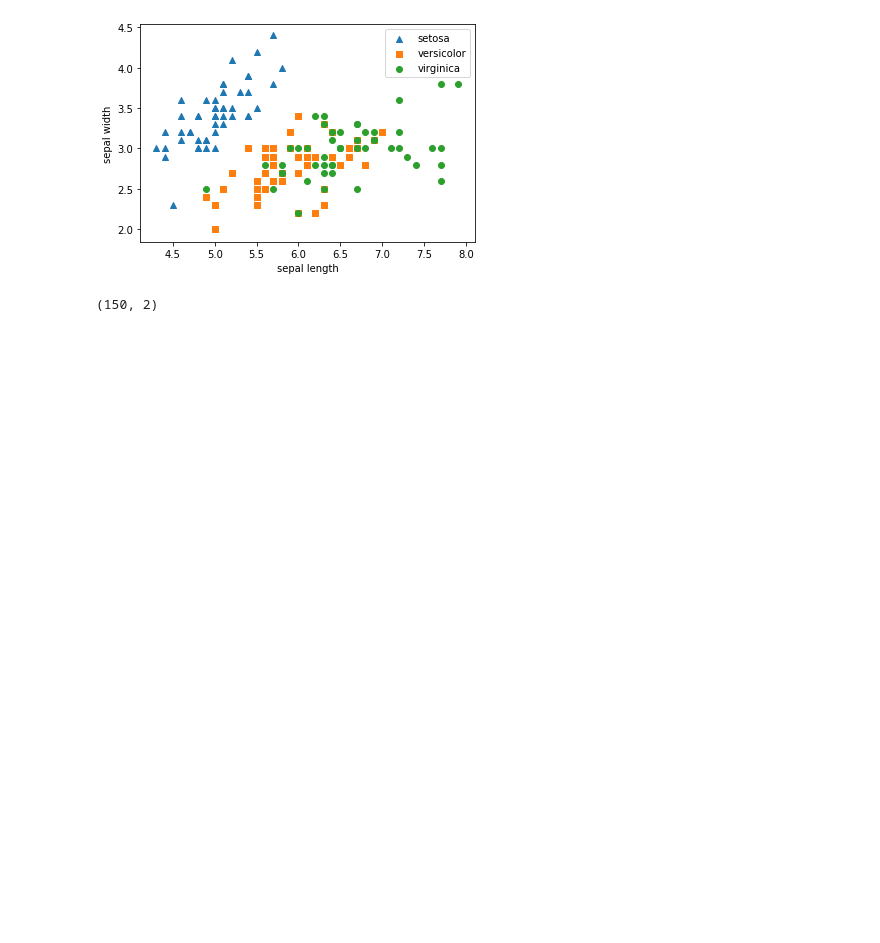
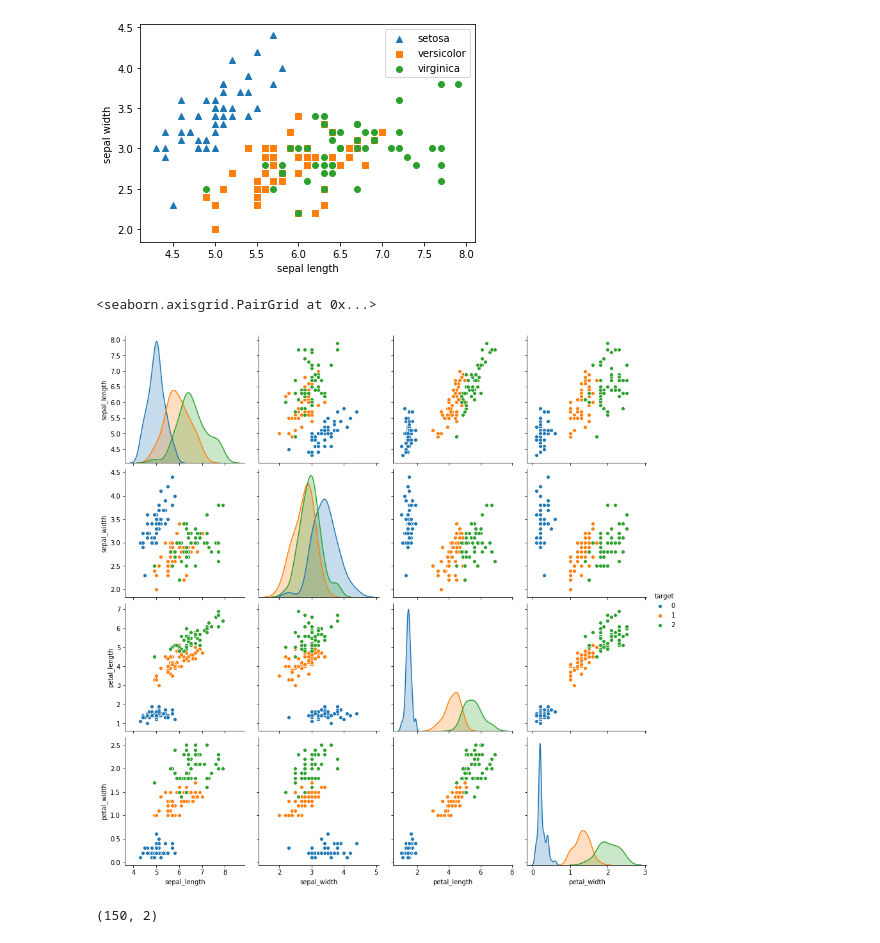
Before and after one commit to chohyunchul/Machine-Learning, a Jupyter notebook: CH6 Dimension Reduction.ipynb, the cells around one changed output. Drawn from its saved outputs; the diff is of its cells as text; code cells hidden in the pictures; blank space fills up the shorter version.

```diff
--- a/CH6 Dimension Reduction.ipynb
+++ b/CH6 Dimension Reduction.ipynb
@@ -31,6 +126,11 @@ plt.ylabel('sepal width')
 plt.show()
 # %% [output]
 [figure]
+# %%
+sns.pairplot(irisDF, hue='target', size=3)
+# %% [output]
+<seaborn.axisgrid.PairGrid at 0x...>
+[figure, added]
 # %%
 from sklearn.preprocessing import StandardScaler
 
```
Also changed, not shown: parts of 24 cells of this notebook, 6 other files.
